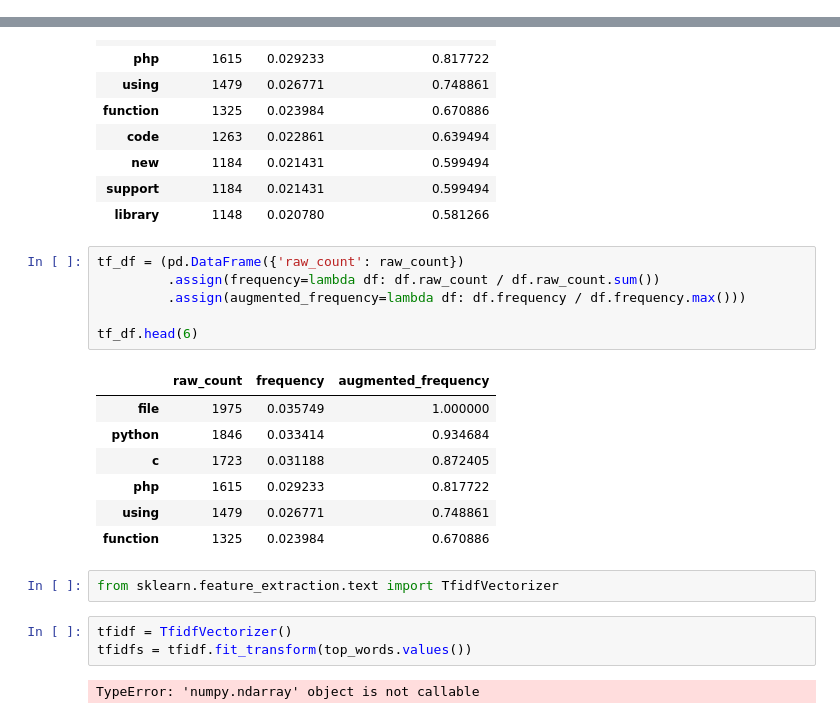
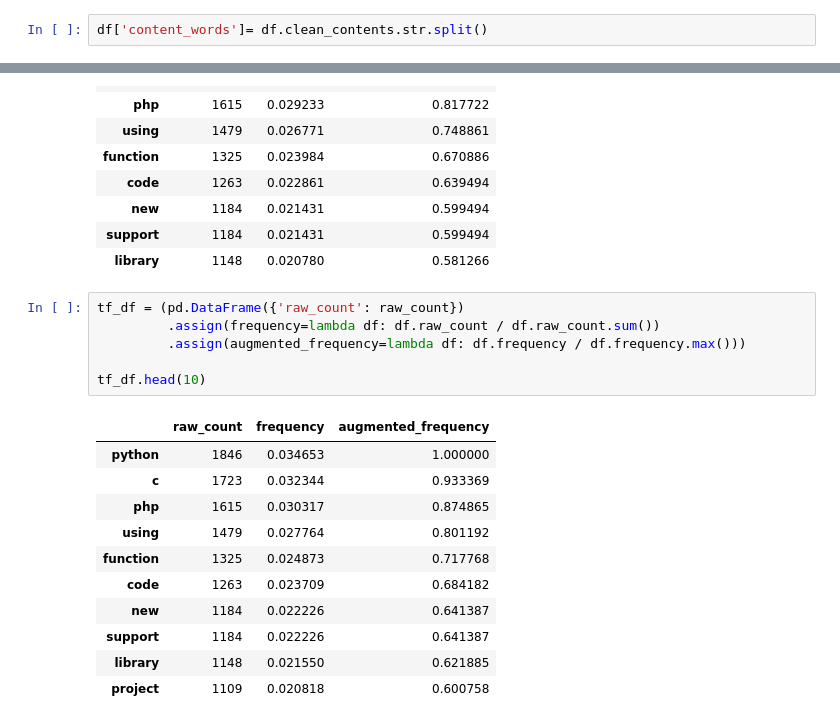
Before and after one commit to ScrapeLife/Scrapelife, a Jupyter notebook: clean_explore.ipynb, the cells around one changed output, grey strips where cells are left out. Drawn from its saved outputs; the diff is of its cells as text.

```diff
--- a/clean_explore.ipynb
+++ b/clean_explore.ipynb
@@ -62,6 +70,8 @@ gpl             596
 build           589
 model           578
 Length: 63, dtype: int64
+# %%
+df['content_words']= df.clean_contents.str.split()
 # %%
 py_words = pd.Series(df[df.language == 'Python'].content_words.sum())
 java_words = pd.Series(df[df.language == 'Java'].content_words.sum())
@@ -255,21 +264,18 @@ tf_df.head(10)
 # %%
 tf_df = (pd.DataFrame({'raw_count': raw_count})
          .assign(frequency=lambda df: df.raw_count / df.raw_count.sum())
          .assign(augmented_frequency=lambda df: df.frequency / df.frequency.max()))
 
-tf_df.head(6)
+tf_df.head(10)
 # %% [output]
 |  | raw_count | frequency | augmented_frequency |
-| file | 1975 | 0.035749 | 1.000000 |
-| python | 1846 | 0.033414 | 0.934684 |
-| c | 1723 | 0.031188 | 0.872405 |
-| php | 1615 | 0.029233 | 0.817722 |
-| using | 1479 | 0.026771 | 0.748861 |
-| function | 1325 | 0.023984 | 0.670886 |
+| python | 1846 | 0.034653 | 1.000000 |
+| c | 1723 | 0.032344 | 0.933369 |
+| php | 1615 | 0.030317 | 0.874865 |
+| using | 1479 | 0.027764 | 0.801192 |
+| function | 1325 | 0.024873 | 0.717768 |
+| code | 1263 | 0.023709 | 0.684182 |
+| new | 1184 | 0.022226 | 0.641387 |
+| support | 1184 | 0.022226 | 0.641387 |
+| library | 1148 | 0.021550 | 0.621885 |
+| project | 1109 | 0.020818 | 0.600758 |
-# %%
-from sklearn.feature_extraction.text import TfidfVectorizer
-# %%
-tfidf = TfidfVectorizer()
-tfidfs = tfidf.fit_transform(top_words.values())
-# %% [output]
-TypeError: 'numpy.ndarray' object is not callable
```
Also changed, not shown: parts of 13 cells of this notebook, 2 other files.
